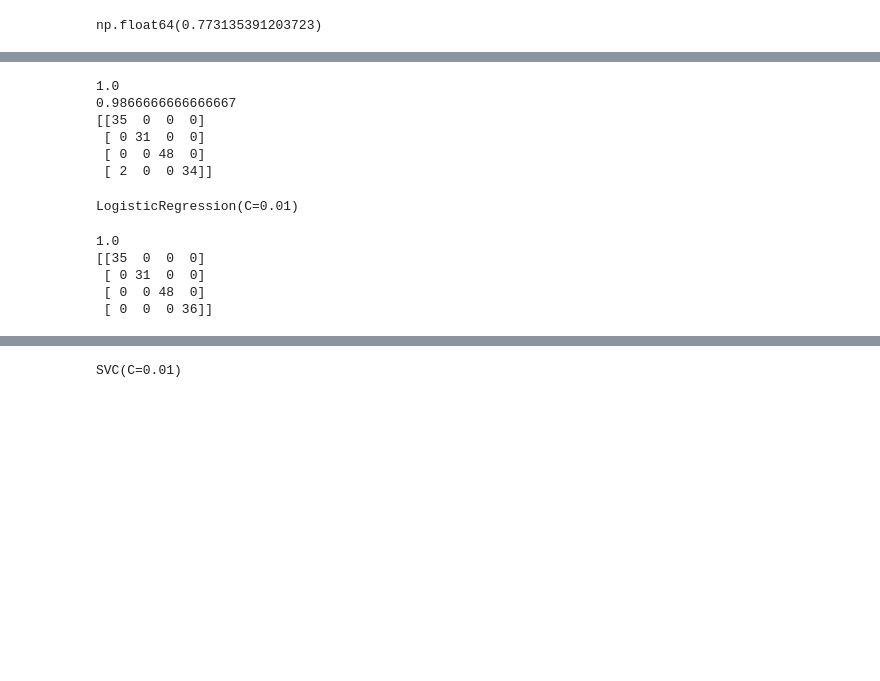
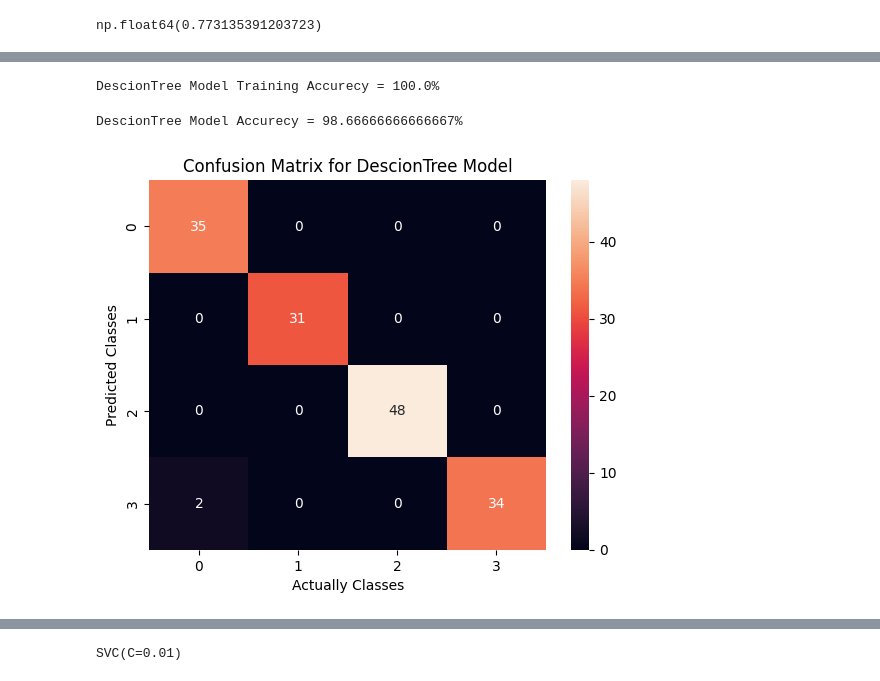
Before and after one commit to Youssef3082004/Customer_Behavior_Intelligence_System, a Jupyter notebook: Model.ipynb, the cells around one changed output, grey strips where cells are left out. Saved outputs shown, nothing was run; the diff lists cells and outputs as text; code cells hidden in the pictures; blank space fills up the shorter version.

```diff
--- a/Model.ipynb
+++ b/Model.ipynb
@@ -212,28 +217,20 @@ print(dt.feature_importances_)
 # %%
 y_predction = dt.predict(x_test)
-print(dt.score(x_train,y_train))
-print(accuracy_score(y_pred=y_predction,y_true=y_test))
-print(confusion_matrix(y_pred=y_predction,y_true=y_test))
-# %% [output]
-1.0
-0.9866666666666667
-[[35  0  0  0]
- [ 0 31  0  0]
- [ 0  0 48  0]
- [ 2  0  0 34]]
-# %%
-LR = LogisticRegression(C=0.01)
-LR.fit(x_train,y_train)
-# %% [output]
-LogisticRegression(C=0.01)
-# %%
-y_predction = LR.predict(x_test)
-LR.score(x_train,y_train)
-print(accuracy_score(y_pred=y_predction,y_true=y_test))
-print(confusion_matrix(y_pred=y_predction,y_true=y_test))
-# %% [output]
-1.0
-[[35  0  0  0]
- [ 0 31  0  0]
- [ 0  0 48  0]
- [ 0  0  0 36]]
+# %%
+traning_acc = dt.score(x_train,y_train)
+print(f"DescionTree Model Training Accurecy = {traning_acc *100}%")
+# %% [output]
+DescionTree Model Training Accurecy = 100.0%
+# %%
+training_acc = accuracy_score(y_pred=y_predction,y_true=y_test)
+print(f"DescionTree Model Accurecy = {training_acc *100}%")
+# %% [output]
+DescionTree Model Accurecy = 98.66666666666667%
+# %%
+sns.heatmap(data=confusion_matrix(y_pred=y_predction,y_true=y_test),annot=True)
+plt.title("Confusion Matrix for DescionTree Model")
+plt.xlabel("Actually Classes")
+plt.ylabel("Predicted Classes")
+plt.show()
+# %% [output]
+[figure, added]
```
Also changed, not shown: parts of 21 cells of this notebook.
